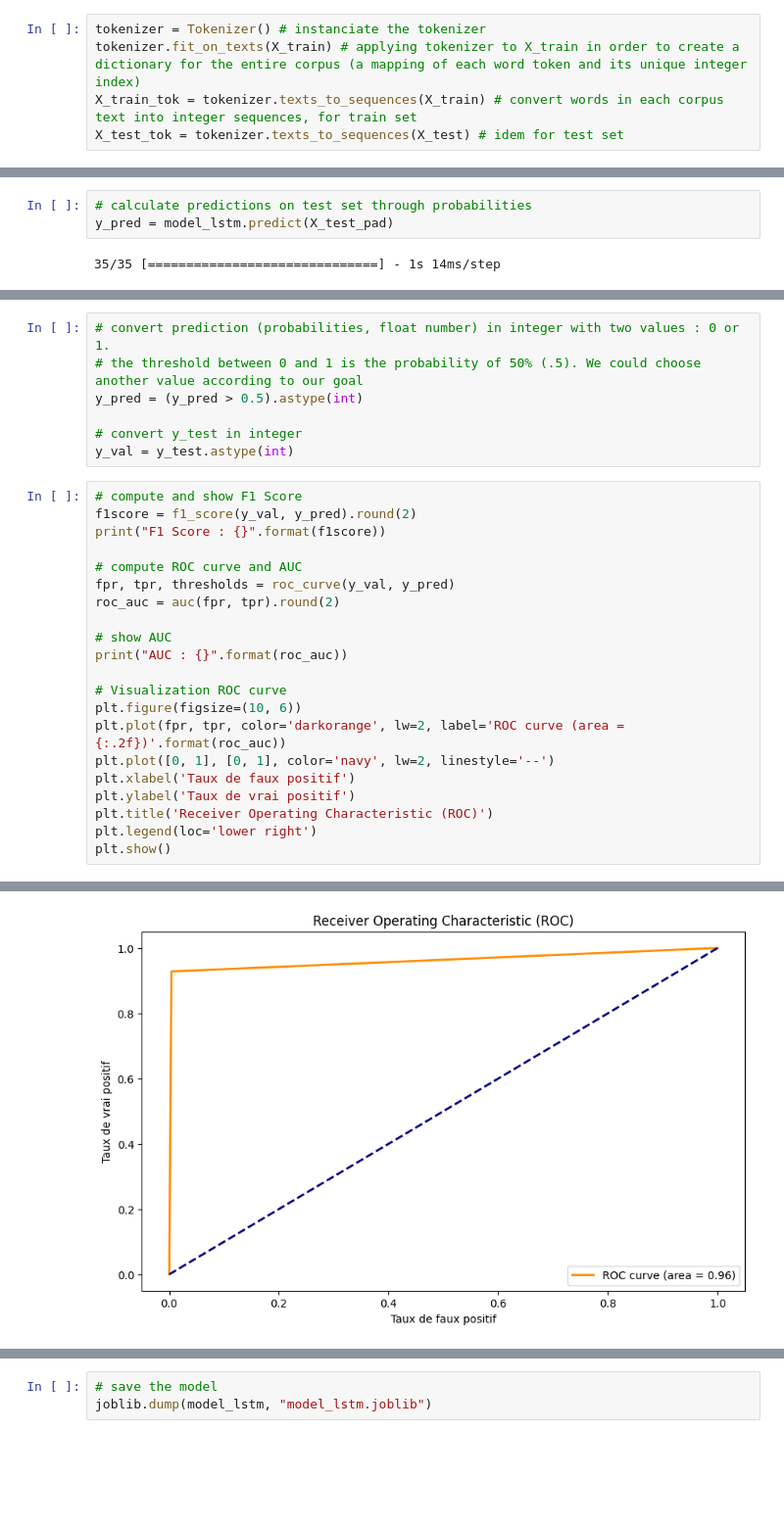
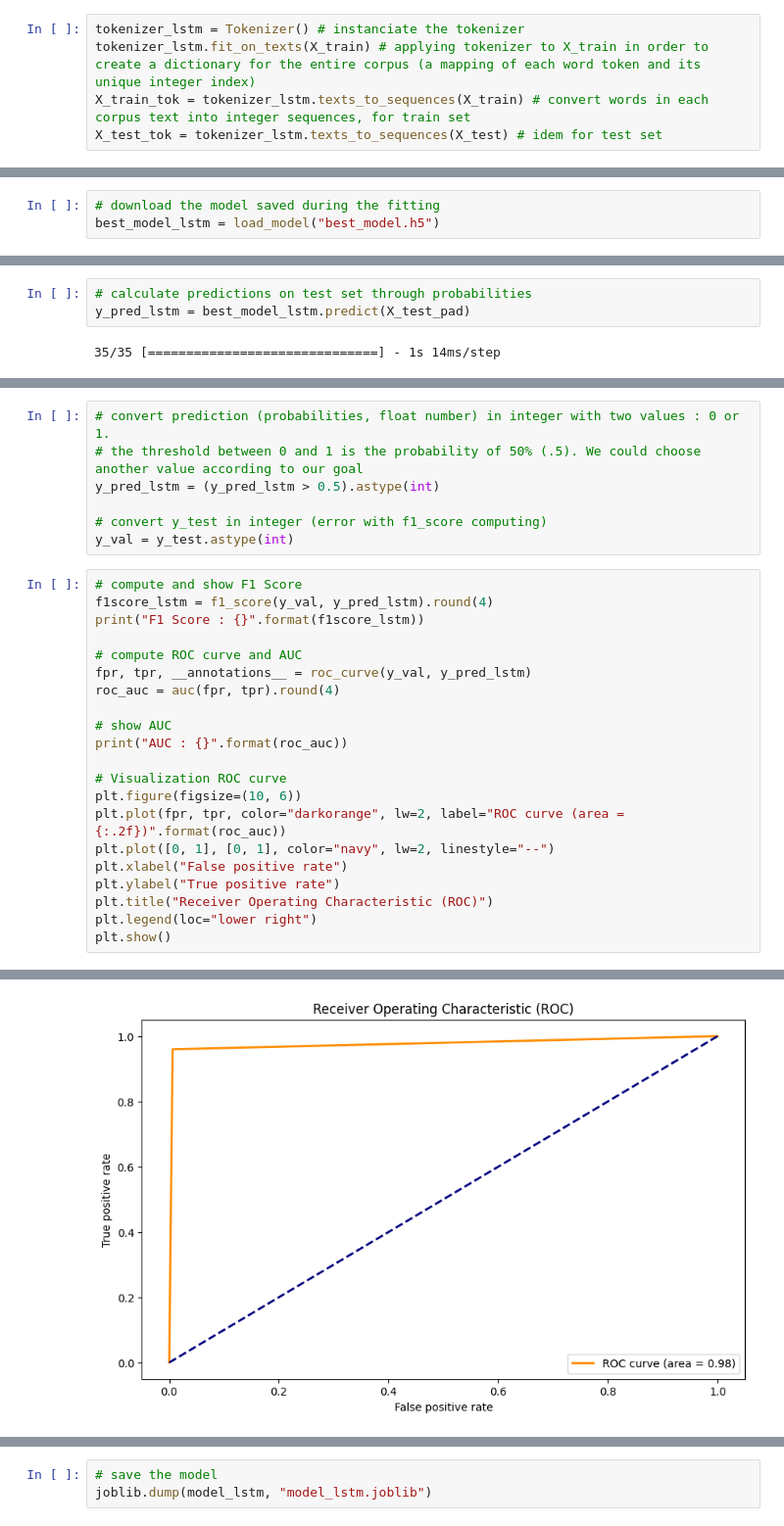
Before and after one commit to sdupland/bloc4_donnees_non_structurees, a Jupyter notebook: project ATT_sndd.ipynb, the cells around one changed output, grey strips where cells are left out. Shown at 98% size. Cells and saved outputs as stored; diff of their text form; blank space fills up the shorter version.

Commit message:
update files
add plot of roc curve
improve script and comments on transfer learning

```diff
--- a/project ATT_sndd.ipynb
+++ b/project ATT_sndd.ipynb
@@ -453,8 +491,8 @@ Tokenization of the text which consists of encoding it in the form of a list of
 # %%
-tokenizer = Tokenizer() # instanciate the tokenizer
-tokenizer.fit_on_texts(X_train) # applying tokenizer to X_train in order to create a dictionary for the entire corpus (a mapping of each word token and its unique integer index)
-X_train_tok = tokenizer.texts_to_sequences(X_train) # convert words in each corpus text into integer sequences, for train set
-X_test_tok = tokenizer.texts_to_sequences(X_test) # idem for test set
+tokenizer_lstm = Tokenizer() # instanciate the tokenizer
+tokenizer_lstm.fit_on_texts(X_train) # applying tokenizer to X_train in order to create a dictionary for the entire corpus (a mapping of each word token and its unique integer index)
+X_train_tok = tokenizer_lstm.texts_to_sequences(X_train) # convert words in each corpus text into integer sequences, for train set
+X_test_tok = tokenizer_lstm.texts_to_sequences(X_test) # idem for test set
 # %%
 # let's see the result for one word
 X_train_tok[0]
@@ -692,0 +762,3 @@ In our example, changes are not so significant (pay attention to the scale), but
+# %%
+# download the model saved during the fitting
+best_model_lstm = load_model("best_model.h5")
@@ -693,5 +779,5 @@ In our example, changes are not so significant (pay attention to the scale), but
 # %%
 # calculate predictions on test set through probabilities
-y_pred = model_lstm.predict(X_test_pad)
+y_pred_lstm = best_model_lstm.predict(X_test_pad)
 # %% [output]
 35/35 [==============================] - 1s 14ms/step
@@ -711,29 +798,29 @@ array([[9.9999171e-01],
 # %%
 # convert prediction (probabilities, float number) in integer with two values : 0 or 1.
 # the threshold between 0 and 1 is the probability of 50% (.5). We could choose another value according to our goal
-y_pred = (y_pred > 0.5).astype(int)
+y_pred_lstm = (y_pred_lstm > 0.5).astype(int)
 
-# convert y_test in integer
+# convert y_test in integer (error with f1_score computing)
 y_val = y_test.astype(int)
 # %%
 # compute and show F1 Score
-f1score = f1_score(y_val, y_pred).round(2)
-print("F1 Score : {}".format(f1score))
+f1score_lstm = f1_score(y_val, y_pred_lstm).round(4)
+print("F1 Score : {}".format(f1score_lstm))
 
 # compute ROC curve and AUC
-fpr, tpr, thresholds = roc_curve(y_val, y_pred)
-roc_auc = auc(fpr, tpr).round(2)
+fpr, tpr, __annotations__ = roc_curve(y_val, y_pred_lstm)
+roc_auc = auc(fpr, tpr).round(4)
 
 # show AUC
 print("AUC : {}".format(roc_auc))
 
 # Visualization ROC curve
 plt.figure(figsize=(10, 6))
-plt.plot(fpr, tpr, color='darkorange', lw=2, label='ROC curve (area = {:.2f})'.format(roc_auc))
-plt.plot([0, 1], [0, 1], color='navy', lw=2, linestyle='--')
-plt.xlabel('Taux de faux positif')
-plt.ylabel('Taux de vrai positif')
-plt.title('Receiver Operating Characteristic (ROC)')
-plt.legend(loc='lower right')
+plt.plot(fpr, tpr, color="darkorange", lw=2, label="ROC curve (area = {:.2f})".format(roc_auc))
+plt.plot([0, 1], [0, 1], color="navy", lw=2, linestyle="--")
+plt.xlabel("False positive rate")
+plt.ylabel("True positive rate")
+plt.title("Receiver Operating Characteristic (ROC)")
+plt.legend(loc="lower right")
 plt.show()
 # %% [output]
@@ -742 +829 @@ AUC : 0.96
-[figure, old version]
+[figure, new version]
```
Also changed, not shown: parts of 83 cells of this notebook, 2 other files.
